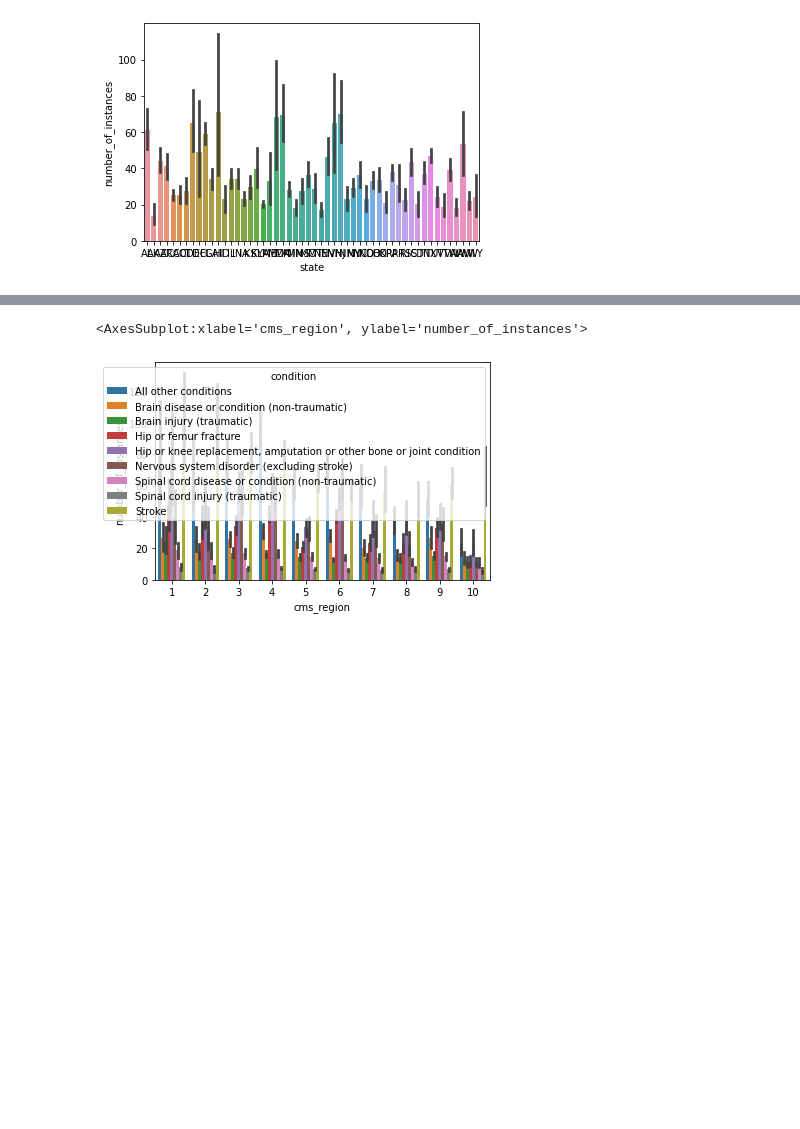
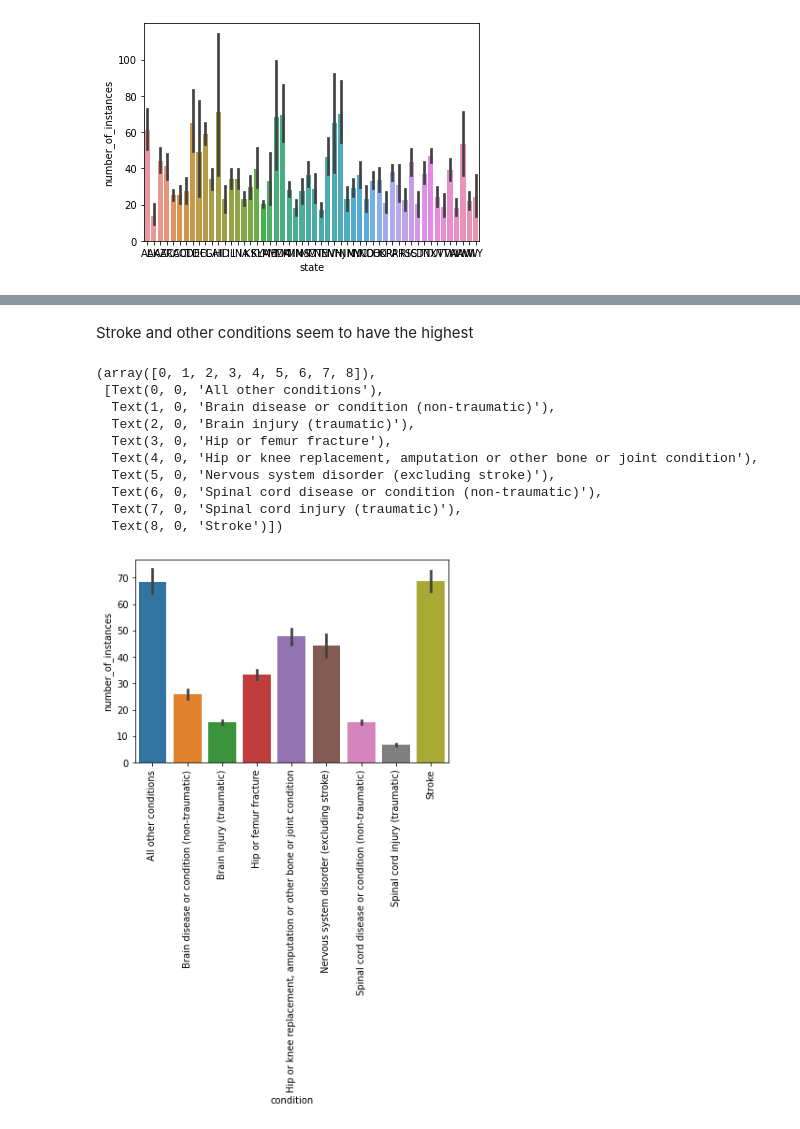
Before and after one commit to AJMartinezLlanes/medicare-inpatient-rehab-conditions, a Jupyter notebook: explore.ipynb, the cells around one changed output, grey strips where cells are left out. Saved outputs shown, nothing was run; the diff lists cells and outputs as text; code cells hidden in the pictures; blank space fills up the shorter version.

```diff
--- a/explore.ipynb
+++ b/explore.ipynb
@@ -46,5 +60,17 @@ sns.barplot(data= df, y='number_of_instances', x='state')
+# %% [markdown]
+Stroke and other conditions seem to have the highest
 # %%
-sns.barplot(data= df, y='number_of_instances', x='cms_region', hue='condition')
+sns.barplot(data= df, y='number_of_instances', x='condition')
+plt.xticks(rotation=90)
 # %% [output]
-<AxesSubplot:xlabel='cms_region', ylabel='number_of_instances'>
+(array([0, 1, 2, 3, 4, 5, 6, 7, 8]),
+ [Text(0, 0, 'All other conditions'),
+  Text(1, 0, 'Brain disease or condition (non-traumatic)'),
+  Text(2, 0, 'Brain injury (traumatic)'),
+  Text(3, 0, 'Hip or femur fracture'),
+  Text(4, 0, 'Hip or knee replacement, amputation or other bone or joint condition'),
+  Text(5, 0, 'Nervous system disorder (excluding stroke)'),
+  Text(6, 0, 'Spinal cord disease or condition (non-traumatic)'),
+  Text(7, 0, 'Spinal cord injury (traumatic)'),
+  Text(8, 0, 'Stroke')])
-[figure, old version]
+[figure, new version]
```
Also changed, not shown: parts of 5 cells of this notebook, 5 other files.
